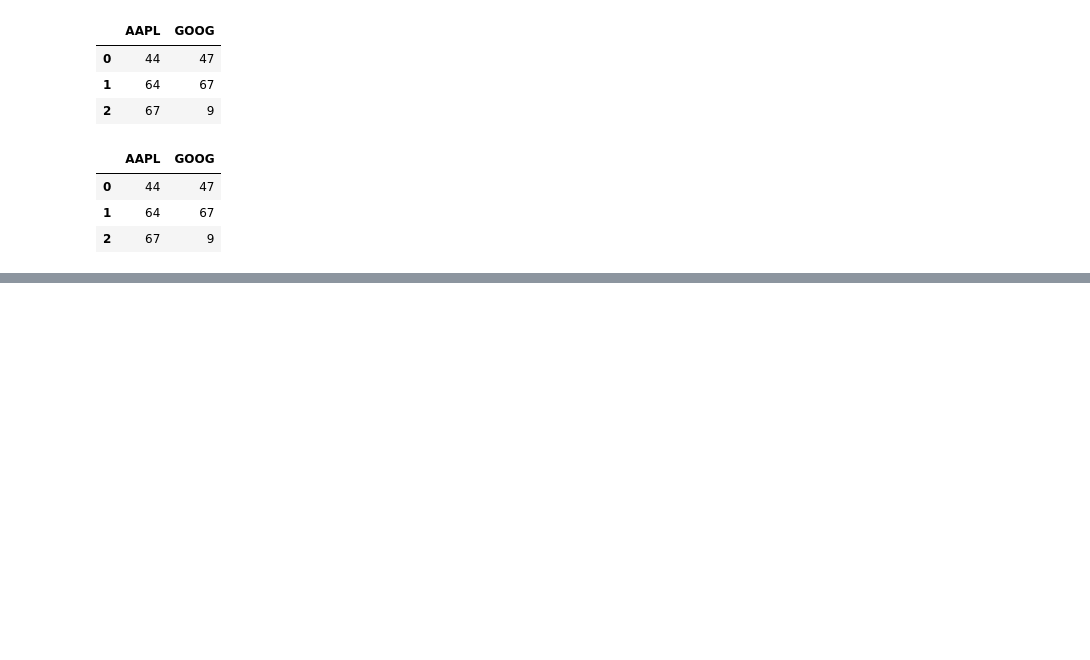
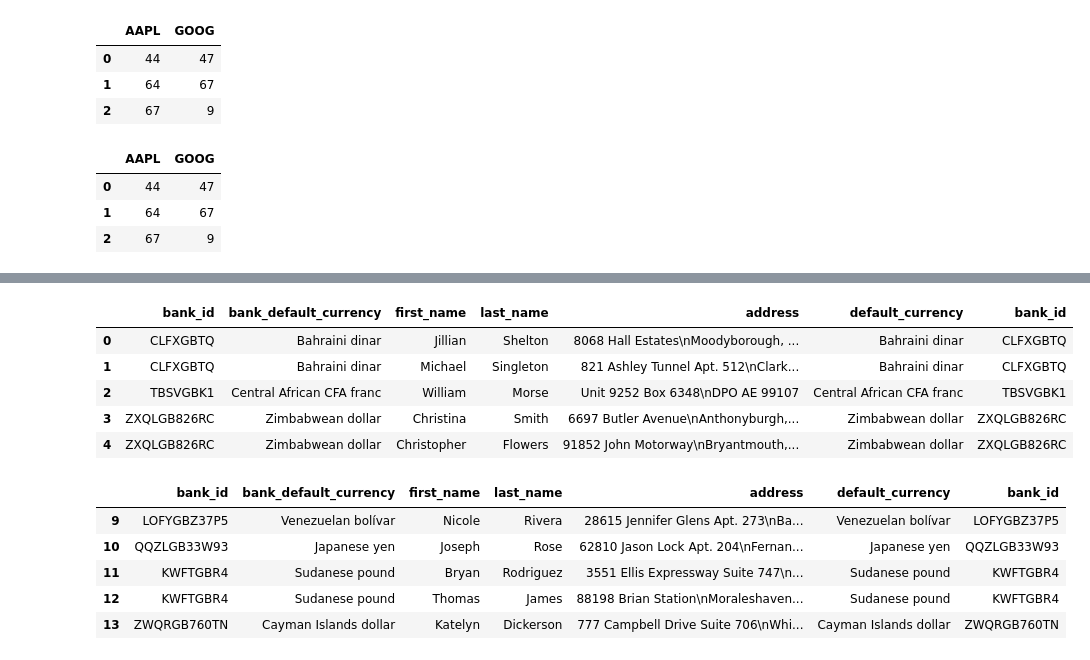
Before and after one commit to carlosmpr/fintech, a Jupyter notebook: module7/sql.ipynb, the cells around one changed output, grey strips where cells are left out. Cells and saved outputs as stored; diff of their text form; code cells hidden in the pictures; blank space fills up the shorter version.

```diff
--- a/module7/sql.ipynb
+++ b/module7/sql.ipynb
@@ -369,0 +544,24 @@ where_limit_df
+# %%
+query = """
+SELECT *
+FROM banks
+JOIN customers ON banks.bank_id = customers.bank_id
+WHERE banks.bank_default_currency = customers.default_currency;
+"""
+
+join_where_df = pd.read_sql_query(query, con=engine)
+display(join_where_df.head())
+display(join_where_df.tail())
+# %% [output]
+|  | bank_id | bank_default_currency | first_name | last_name | address | default_currency | bank_id |
+| 0 | CLFXGBTQ | Bahraini dinar | Jillian | Shelton | 8068 Hall Estates\nMoodyborough, ... | Bahraini dinar | CLFXGBTQ |
+| 1 | CLFXGBTQ | Bahraini dinar | Michael | Singleton | 821 Ashley Tunnel Apt. 512\nClark... | Bahraini dinar | CLFXGBTQ |
+| 2 | TBSVGBK1 | Central African CFA franc | William | Morse | Unit 9252 Box 6348\nDPO AE 99107 | Central African CFA franc | TBSVGBK1 |
+| 3 | ZXQLGB826RC | Zimbabwean dollar | Christina | Smith | 6697 Butler Avenue\nAnthonyburgh,... | Zimbabwean dollar | ZXQLGB826RC |
+| 4 | ZXQLGB826RC | Zimbabwean dollar | Christopher | Flowers | 91852 John Motorway\nBryantmouth,... | Zimbabwean dollar | ZXQLGB826RC |
+|  | bank_id | bank_default_currency | first_name | last_name | address | default_currency | bank_id |
+| 9 | LOFYGBZ37P5 | Venezuelan bolívar | Nicole | Rivera | 28615 Jennifer Glens Apt. 273\nBa... | Venezuelan bolívar | LOFYGBZ37P5 |
+| 10 | QQZLGB33W93 | Japanese yen | Joseph | Rose | 62810 Jason Lock Apt. 204\nFernan... | Japanese yen | QQZLGB33W93 |
+| 11 | KWFTGBR4 | Sudanese pound | Bryan | Rodriguez | 3551 Ellis Expressway Suite 747\n... | Sudanese pound | KWFTGBR4 |
+| 12 | KWFTGBR4 | Sudanese pound | Thomas | James | 88198 Brian Station\nMoraleshaven... | Sudanese pound | KWFTGBR4 |
+| 13 | ZWQRGB760TN | Cayman Islands dollar | Katelyn | Dickerson | 777 Campbell Drive Suite 706\nWhi... | Cayman Islands dollar | ZWQRGB760TN |
```
Also changed, not shown: parts of 22 cells of this notebook, 2 other files.
